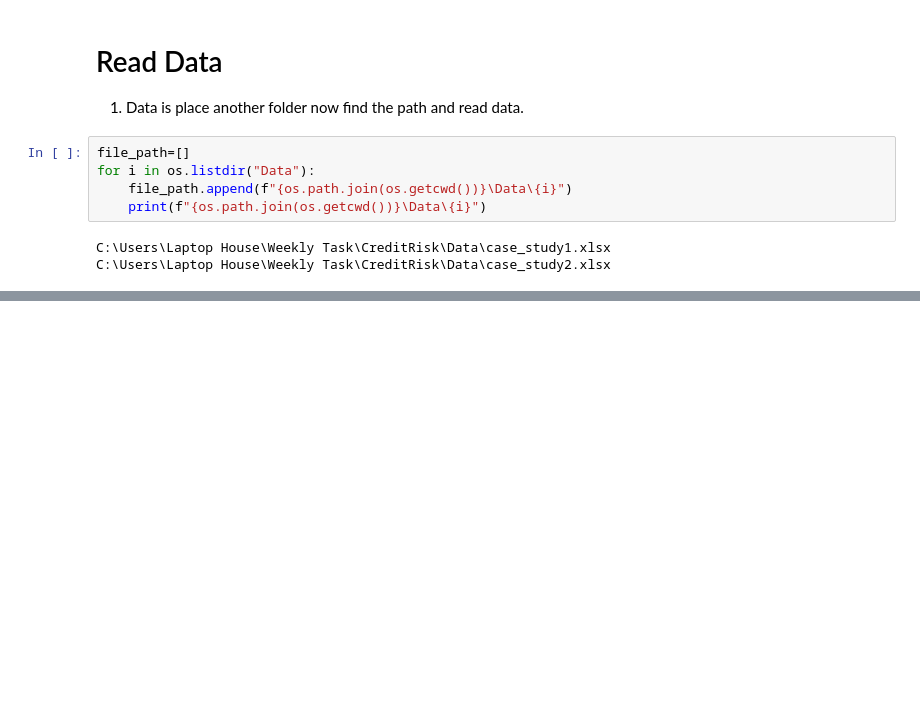
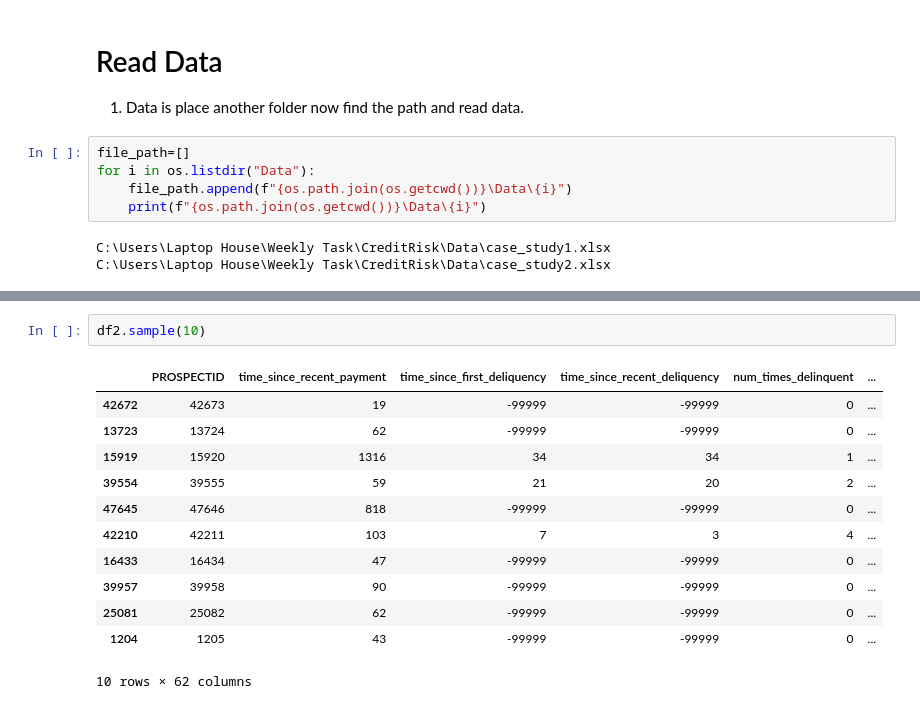
Before and after one commit to Sami606713/CreditRisk, a Jupyter notebook: Credit-Risk-Management.ipynb, the cells around one changed output, grey strips where cells are left out. Drawn from its saved outputs; the diff is of its cells as text; blank space fills up the shorter version.

```diff
--- a/Credit-Risk-Management.ipynb
+++ b/Credit-Risk-Management.ipynb
@@ -28,0 +59,15 @@ df2=pd.read_excel(file_path[1])
+# %%
+df2.sample(10)
+# %% [output]
+|  | PROSPECTID | time_since_recent_payment | time_since_first_deliquency | time_since_recent_deliquency | num_times_delinquent | ... |
+| 42672 | 42673 | 19 | -99999 | -99999 | 0 | ... |
+| 13723 | 13724 | 62 | -99999 | -99999 | 0 | ... |
+| 15919 | 15920 | 1316 | 34 | 34 | 1 | ... |
+| 39554 | 39555 | 59 | 21 | 20 | 2 | ... |
+| 47645 | 47646 | 818 | -99999 | -99999 | 0 | ... |
+| 42210 | 42211 | 103 | 7 | 3 | 4 | ... |
+| 16433 | 16434 | 47 | -99999 | -99999 | 0 | ... |
+| 39957 | 39958 | 90 | -99999 | -99999 | 0 | ... |
+| 25081 | 25082 | 62 | -99999 | -99999 | 0 | ... |
+| 1204 | 1205 | 43 | -99999 | -99999 | 0 | ... |
+10 rows × 62 columns
```
Also changed, not shown: parts of 14 cells of this notebook, 1 other file.
